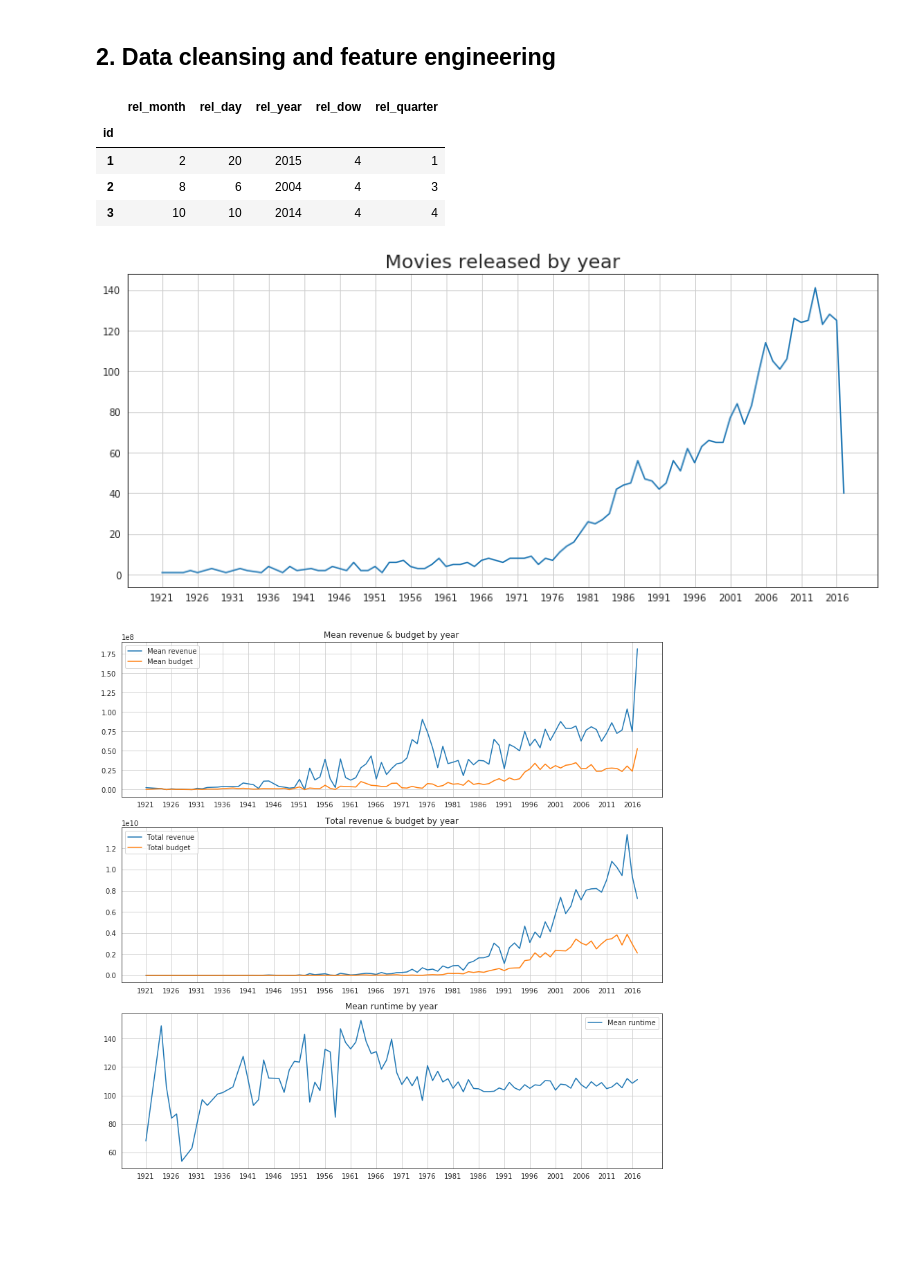
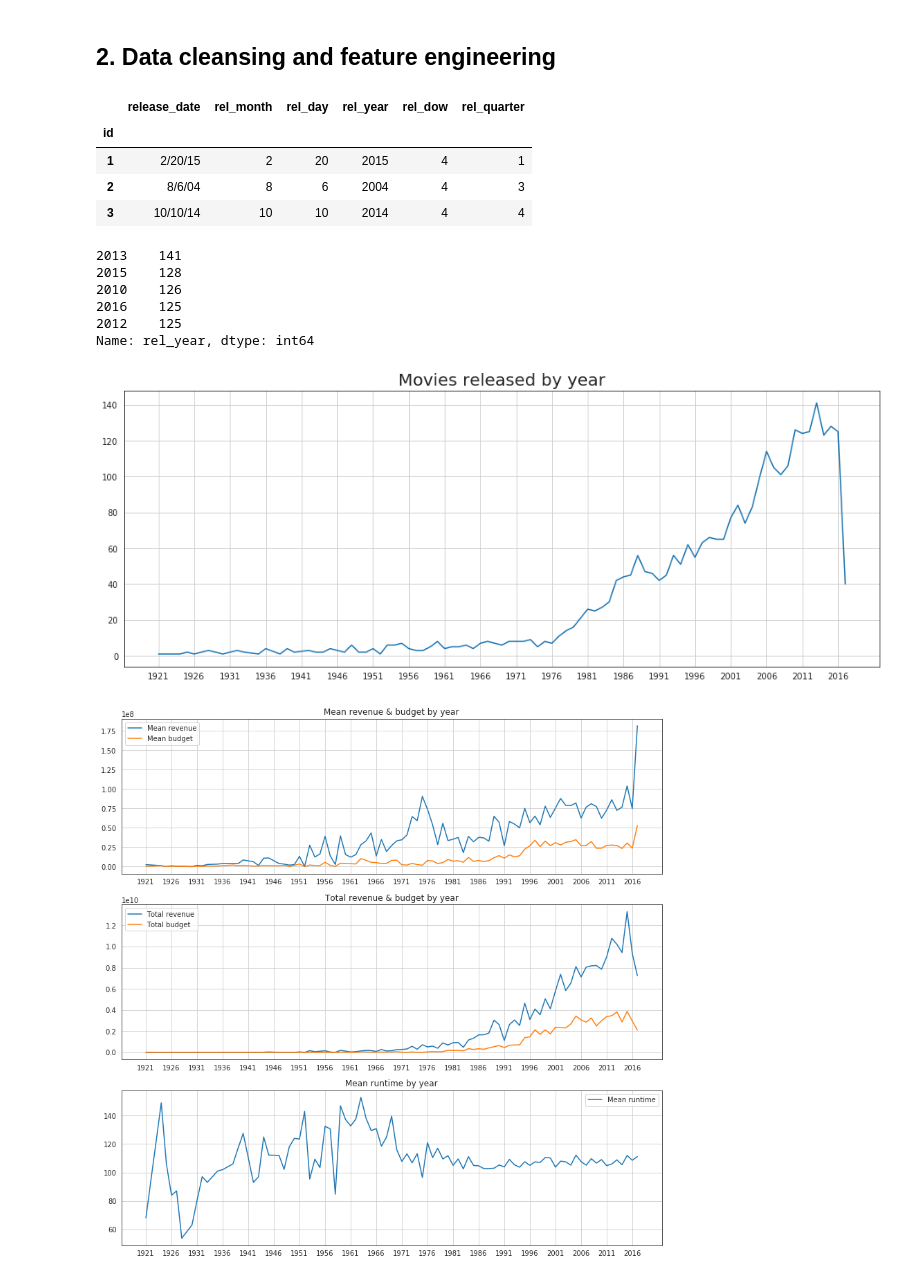
Before and after one commit to daniel-tejeda/machine-learning, a Jupyter notebook: projects/capstone/predict_movie_revenue.ipynb, the cells around one changed output. Drawn from its saved outputs; the diff is of its cells as text; code cells hidden in the pictures; blank space fills up the shorter version.

```diff
--- a/projects/capstone/predict_movie_revenue.ipynb
+++ b/projects/capstone/predict_movie_revenue.ipynb
@@ -61,7 +61,7 @@ The autoreload extension is already loaded. To reload it, use:
 # %% [markdown]
 ## 1. Exploratory data analysis
 # %%
-#dataset_names = ['train','test']
+dataset_names = ['train','test']
 
 # load original datasets
 original_datasets = { ds : pd.read_csv("data/{}.csv".format(ds)) for ds in dataset_names }
@@ -182,24 +206,33 @@ def data_prep_dates(data):
 
 
 data_prep_dates(all_data)
-all_data[['rel_month','rel_day','rel_year','rel_dow','rel_quarter']].head(3)
+all_data[['release_date','rel_month','rel_day','rel_year','rel_dow','rel_quarter']].head(3)
 # %% [output]
-|  | rel_month | rel_day | rel_year | rel_dow | rel_quarter |
-| id |  |  |  |  |  |
-| 1 | 2 | 20 | 2015 | 4 | 1 |
-| 2 | 8 | 6 | 2004 | 4 | 3 |
-| 3 | 10 | 10 | 2014 | 4 | 4 |
+|  | release_date | rel_month | rel_day | rel_year | rel_dow | rel_quarter |
+| id |  |  |  |  |  |  |
+| 1 | 2/20/15 | 2 | 20 | 2015 | 4 | 1 |
+| 2 | 8/6/04 | 8 | 6 | 2004 | 4 | 3 |
+| 3 | 10/10/14 | 10 | 10 | 2014 | 4 | 4 |
 # %%
 yr_counts = all_data['rel_year'].value_counts().sort_index()
 yr_xticks = range(yr_counts.index.values[0],yr_counts.index.values[-1],5)
 
-plt.figure(figsize = (14,6))
+plt.figure(figsize = (16,6))
 plt.plot(yr_counts.index.values, yr_counts.values)
+#sb.countplot(all_data['rel_year'])
+#plt.xticks(fontsize=12,rotation=90)
 plt.xticks(yr_xticks)
 plt.title("Movies released by year",fontsize=20)
 plt.grid()
+yr_counts.sort_values(ascending=False).head()
 # %% [output]
+2013    141
+2015    128
+2010    126
+2016    125
+2012    125
+Name: rel_year, dtype: int64
-[figure, old version]
+[figure, new version]
 # %%
 yr_avgs = all_data.groupby('rel_year').mean()
 yr_totals = all_data.groupby('rel_year').sum()
```
Also changed, not shown: parts of 41 cells of this notebook, 18 other files.
